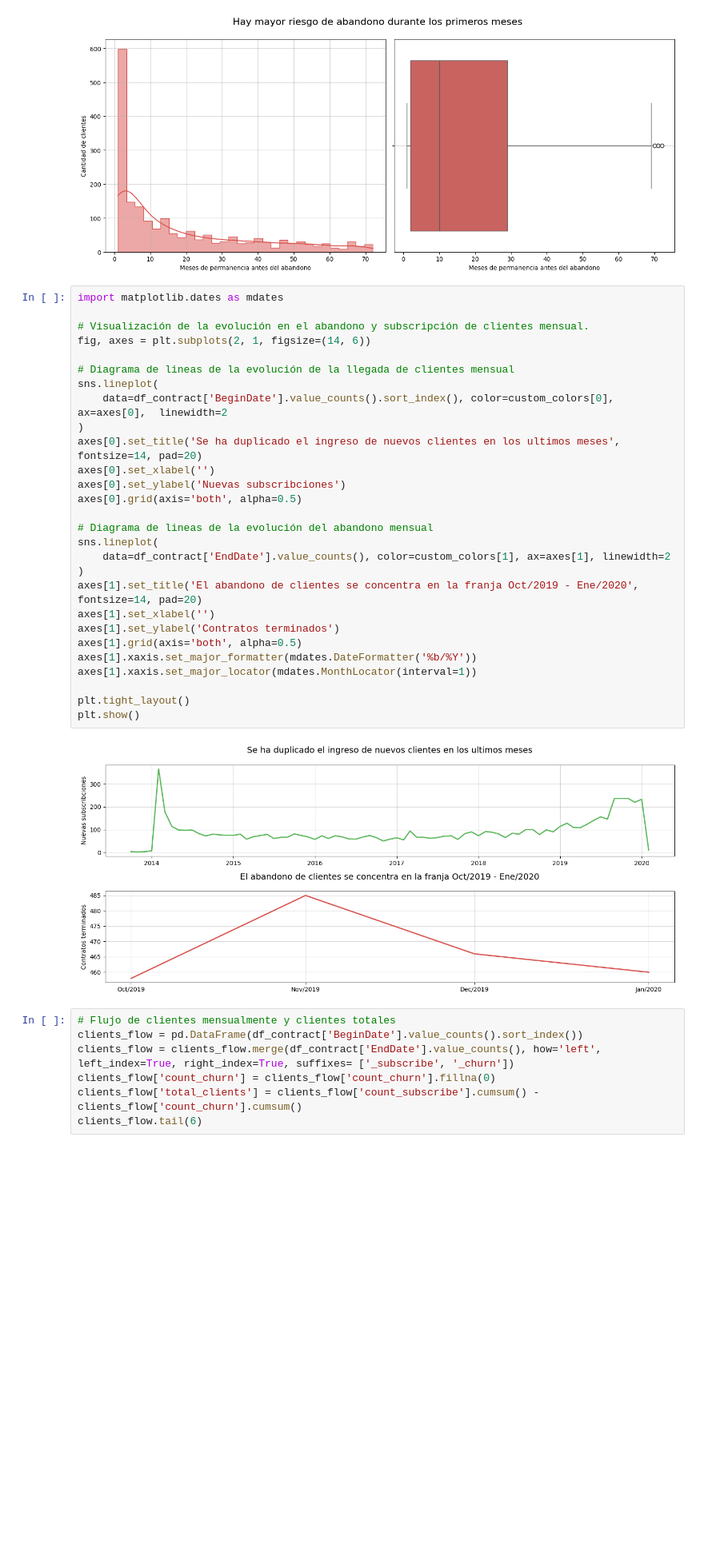
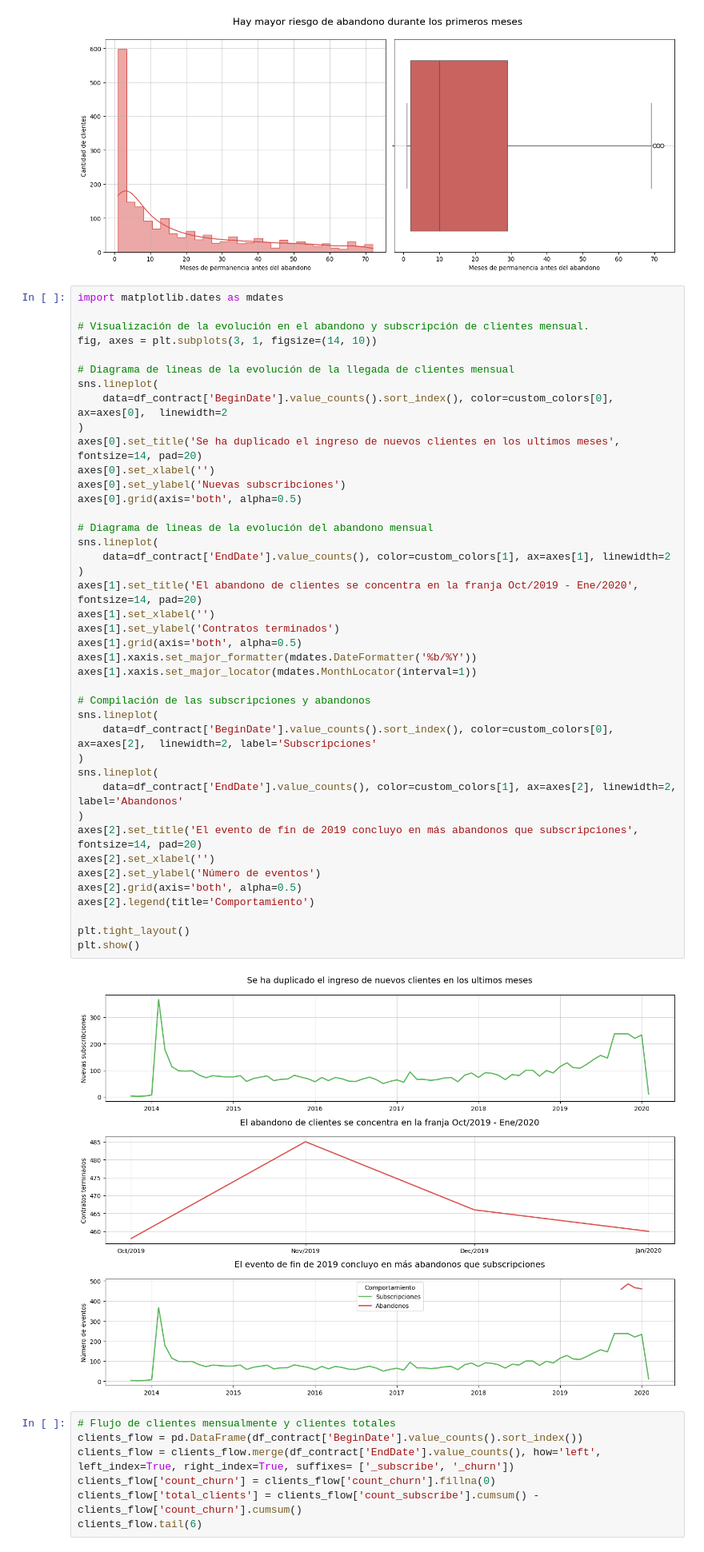
Before and after one commit to AndresCalvete-DataScientist/interconnect-customer-churn-prediction, a Jupyter notebook: notebooks/eda.ipynb, the cells around one changed output. Shown at 80% size. Cells and saved outputs as stored; diff of their text form; blank space fills up the shorter version.

```diff
--- a/notebooks/eda.ipynb
+++ b/notebooks/eda.ipynb
@@ -549,33 +549,46 @@ plt.show()
 # %%
 import matplotlib.dates as mdates
 
 # Visualización de la evolución en el abandono y subscripción de clientes mensual.
-fig, axes = plt.subplots(2, 1, figsize=(14, 6))
+fig, axes = plt.subplots(3, 1, figsize=(14, 10))
 
 # Diagrama de lineas de la evolución de la llegada de clientes mensual
 sns.lineplot(
     data=df_contract['BeginDate'].value_counts().sort_index(), color=custom_colors[0], ax=axes[0],  linewidth=2
 )
 axes[0].set_title('Se ha duplicado el ingreso de nuevos clientes en los ultimos meses', fontsize=14, pad=20)
 axes[0].set_xlabel('')
 axes[0].set_ylabel('Nuevas subscribciones')
 axes[0].grid(axis='both', alpha=0.5)
 
 # Diagrama de lineas de la evolución del abandono mensual
 sns.lineplot(
     data=df_contract['EndDate'].value_counts(), color=custom_colors[1], ax=axes[1], linewidth=2
 )
 axes[1].set_title('El abandono de clientes se concentra en la franja Oct/2019 - Ene/2020', fontsize=14, pad=20)
 axes[1].set_xlabel('')
 axes[1].set_ylabel('Contratos terminados')
 axes[1].grid(axis='both', alpha=0.5)
 axes[1].xaxis.set_major_formatter(mdates.DateFormatter('%b/%Y'))
 axes[1].xaxis.set_major_locator(mdates.MonthLocator(interval=1))
 
+# Compilación de las subscripciones y abandonos
+sns.lineplot(
+    data=df_contract['BeginDate'].value_counts().sort_index(), color=custom_colors[0], ax=axes[2],  linewidth=2, label='Subscripciones'
+)
+sns.lineplot(
+    data=df_contract['EndDate'].value_counts(), color=custom_colors[1], ax=axes[2], linewidth=2, label='Abandonos'
+)
+axes[2].set_title('El evento de fin de 2019 concluyo en más abandonos que subscripciones', fontsize=14, pad=20)
+axes[2].set_xlabel('')
+axes[2].set_ylabel('Número de eventos')
+axes[2].grid(axis='both', alpha=0.5)
+axes[2].legend(title='Comportamiento')
+
 plt.tight_layout()
 plt.show()
 # %% [output]
-[figure, old version]
+[figure, new version]
 # %%
 # Flujo de clientes mensualmente y clientes totales
 clients_flow = pd.DataFrame(df_contract['BeginDate'].value_counts().sort_index())
```
Also changed, not shown: parts of 4 cells of this notebook.
